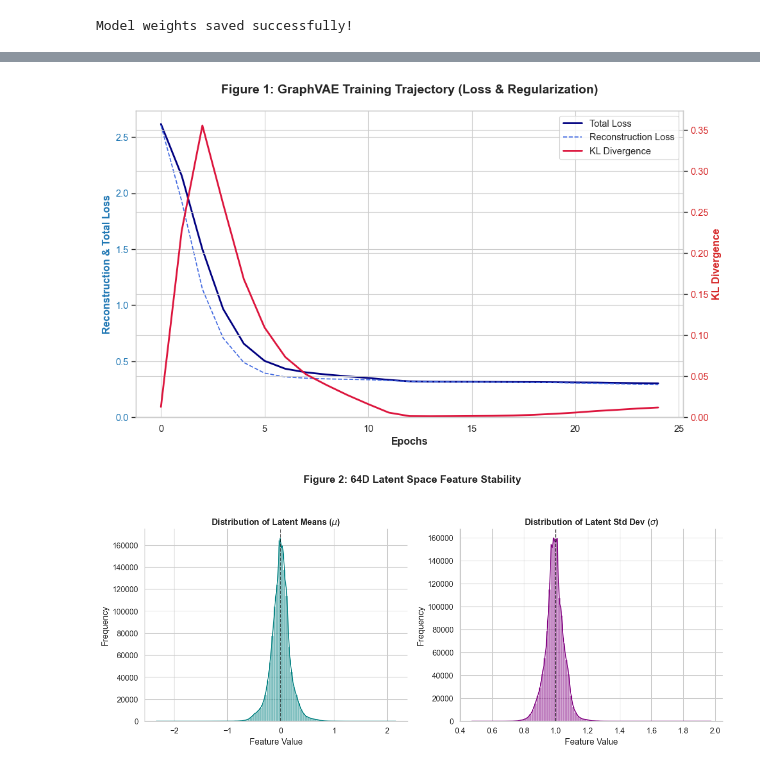
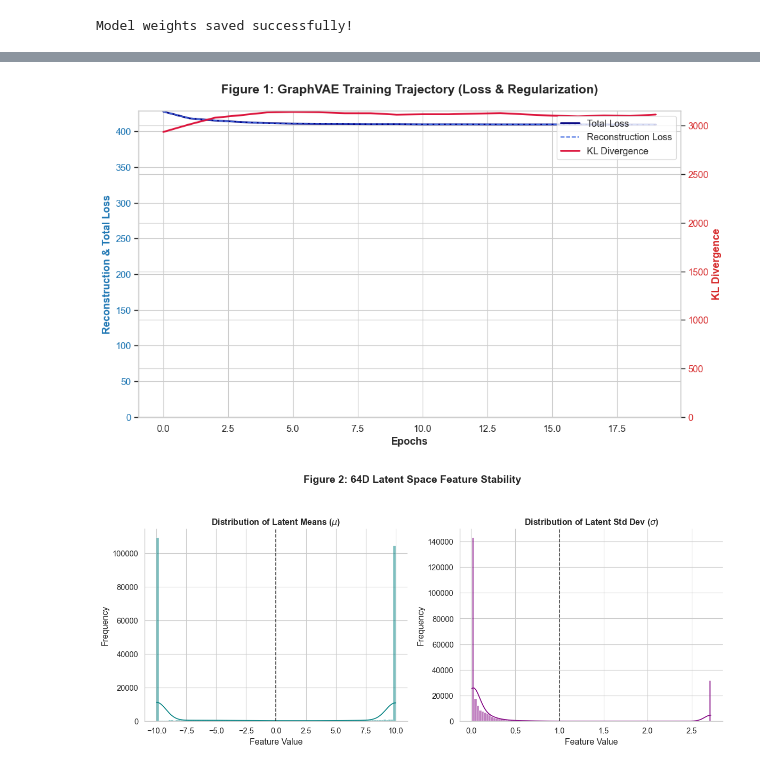
Before and after one commit to ameliasburton/NSCLC_dissertation, a Jupyter notebook: src/04_Generative_VAE.ipynb, the cells around one changed output, grey strips where cells are left out. Saved outputs shown, nothing was run; the diff lists cells and outputs as text; code cells hidden in the pictures.

```diff
--- a/src/04_Generative_VAE.ipynb
+++ b/src/04_Generative_VAE.ipynb
@@ -213,5 +250,19 @@ train_loader, val_loader = load_and_prepare_data(r"C:\Users\u2251865\Documents\u
 Successfully extracted 19846 molecular graphs.
 # %%
+config = {
+    'node_features': 8,
+    'edge_features': 5,
+    'global_features': 2,
+    'hidden_dim': 128,
+    'latent_dim': 64,
+    'num_layers': 3,
+    'dropout': 0.2,
+    'pocket_dim': 133,
+    'max_nodes': 50,
+    'beta': 0.0001,
+    'use_pocket': True
+}
+
 device = torch.device('cuda' if torch.cuda.is_available() else 'cpu')
 model = GraphVAE(**config).to(device)
 optimizer = torch.optim.Adam(model.parameters(), lr=1e-3)
@@ -453,12 +509,35 @@ def plot_figure_2(mu_matrix, std_matrix):
     plt.savefig('figure_2_feature_distribution.png', dpi=300, bbox_inches='tight')
     plt.show()
 # %%
-# 1. Plot the Loss Trajectory (Fixed to dynamically match your actual trained epochs!)
-actual_epochs = range(len(total_loss_list))
-plot_figure_1(actual_epochs, total_loss_list, recon_loss_list, kl_loss_list)
+# 1. Plot the Loss Trajectory
+# We use the length of the lists in your 'train_metrics' dictionary
+actual_epochs = range(len(train_metrics['loss']))
 
-# 2. Plot the Latent Space Distribution
+# Use train_metrics['loss'] instead of total_loss_list
+plot_figure_1(
+    actual_epochs,
+    train_metrics['loss'],
+    train_metrics['recon'],
+    train_metrics['kl']
+)
+
+# 2. For the Latent Space plot
+# You need to collect the actual latent vectors during a pass
+# Run this helper to populate the variables 'gan_training_data_mu' and 'gan_training_data_std'
+all_mu, all_std = [], []
+model.eval()
+with torch.no_grad():
+    for batch in val_loader:
+        batch = batch.to(device)
+        mu, logvar = model.encoder(batch.x, batch.edge_index, batch.edge_attr, batch.batch, batch.global_features)
+        all_mu.append(mu.cpu())
+        all_std.append(torch.exp(0.5 * logvar).cpu())
+
+gan_training_data_mu = torch.cat(all_mu, dim=0)
+gan_training_data_std = torch.cat(all_std, dim=0)
+
+# Now call the plotting function
 plot_figure_2(gan_training_data_mu, gan_training_data_std)
 # %% [output]
-[figure, old version]
+[figure, new version]
-[figure, old version]
+[figure, new version]
```
Also changed, not shown: parts of 6 cells of this notebook, 5 other files.
